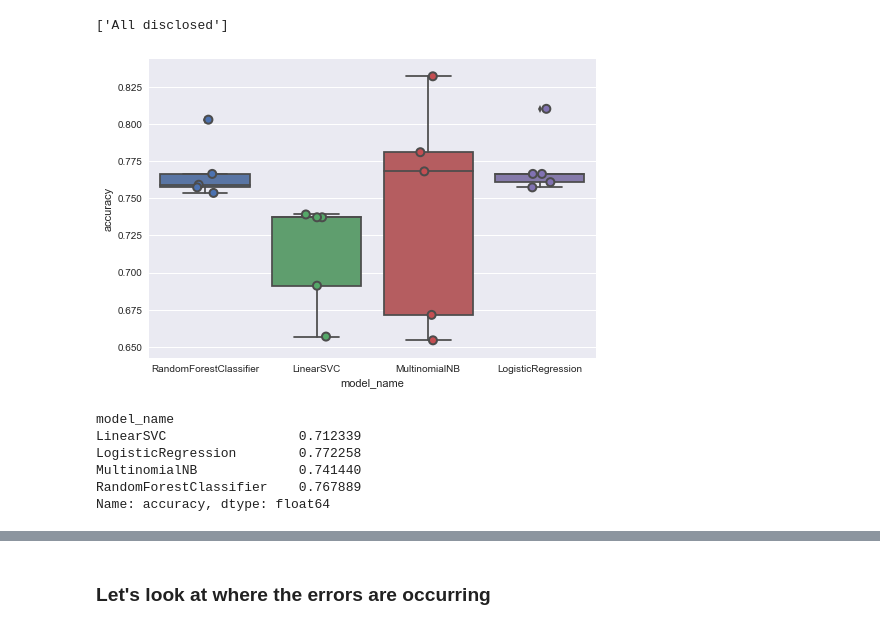
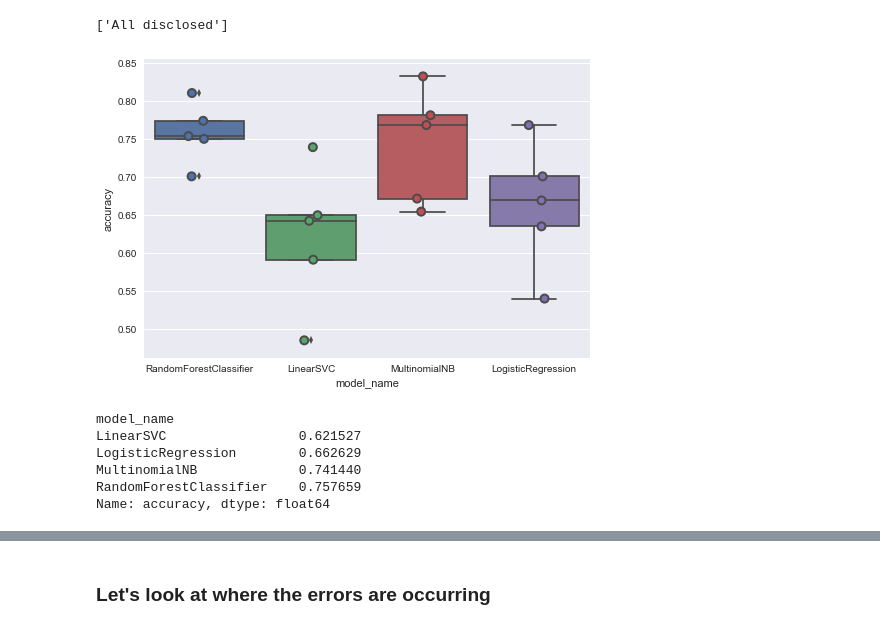
Before and after one commit to scjones5/foi-kw, a Jupyter notebook: Scott_FOI.ipynb, the cells around one changed output, grey strips where cells are left out. Saved outputs shown, nothing was run; the diff lists cells and outputs as text; code cells hidden in the pictures.

```diff
--- a/Scott_FOI.ipynb
+++ b/Scott_FOI.ipynb
@@ -102,5 +100,3 @@ pandas.core.frame.DataFrame
-# %%
-data = response2010.json()
 # %%
 df2010.head()
 # %% [output]
@@ -338,43 +347,43 @@ print(clf.predict(count_vect.transform(["All correspondence related to the traff
 import warnings
 warnings.filterwarnings(action='once')
 from sklearn.linear_model import LogisticRegression
 from sklearn.ensemble import RandomForestClassifier
 from sklearn.svm import LinearSVC
 
 from sklearn.model_selection import cross_val_score
 
 models = [
     RandomForestClassifier(n_estimators=200, max_depth=3,
-                          random_state=0),
-    LinearSVC(),
+                          random_state=0, class_weight='balanced'),
+    LinearSVC(class_weight='balanced'),
     MultinomialNB(),
-    LogisticRegression(random_state=0),
+    LogisticRegression(random_state=0, class_weight='balanced'),
 ]
 CV=5
 cv_df = pd.DataFrame(index=range(CV * len(models)))
 entries=[]
 for model in models:
     model_name = model.__class__.__name__
     accuracies = cross_val_score(model, features, labels,
                                 scoring='accuracy', cv=CV)
     for fold_idx, accuracy in enumerate(accuracies):
         entries.append((model_name, fold_idx, accuracy))
 cv_df = pd.DataFrame(entries, columns=['model_name', 'fold_idx', 'accuracy'])
 
 import seaborn as sns
 
 sns.boxplot(x='model_name', y='accuracy', data=cv_df)
 sns.stripplot(x='model_name', y='accuracy', data=cv_df,
              size=8, jitter=True, edgecolor="gray", linewidth=2)
 plt.show()
 # %% [output]
-[figure, old version]
+[figure, new version]
 # %%
 cv_df.groupby('model_name').accuracy.mean()
 # %% [output]
 model_name
-LinearSVC                 0.712339
-LogisticRegression        0.772258
+LinearSVC                 0.621527
+LogisticRegression        0.662629
 MultinomialNB             0.741440
-RandomForestClassifier    0.767889
+RandomForestClassifier    0.757659
 Name: accuracy, dtype: float64
```
Also changed, not shown: parts of 20 cells of this notebook.
